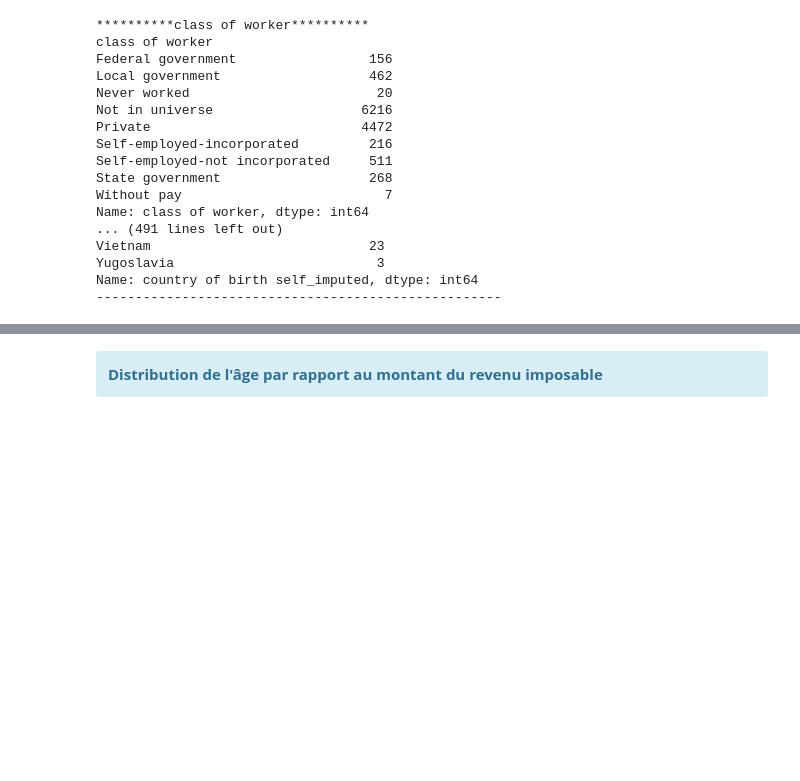
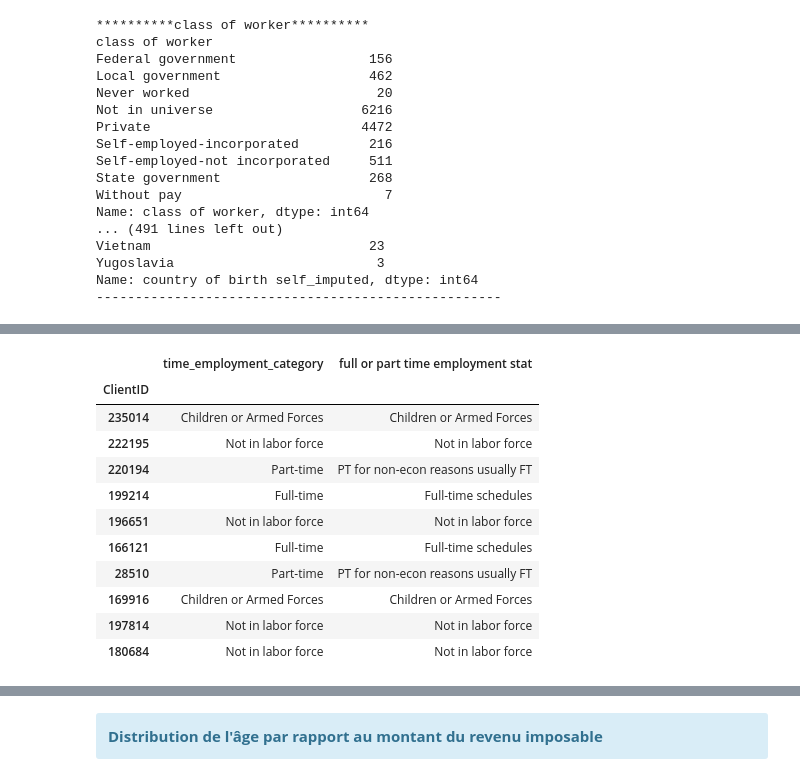
Before and after one commit to rgbodui/test-databeez, a Jupyter notebook: nb_gbodui_rj.ipynb, the cells around one changed output, grey strips where cells are left out. Saved outputs shown, nothing was run; the diff lists cells and outputs as text; code cells hidden in the pictures; blank space fills up the shorter version.

```diff
--- a/nb_gbodui_rj.ipynb
+++ b/nb_gbodui_rj.ipynb
@@ -621,0 +692,26 @@ Index(['class of worker', 'education', 'enroll in edu inst last wk',
+# %%
+def categorize_time_employment (status) :
+    if status == "Full-time schedules" :
+        return "Full-time"
+    if status in ["PT for econ reasons usually FT", "PT for econ reasons usually PT", "PT for non-econ reasons usually FT"] :
+        return "Part-time"
+    if "Unemployed" in status :
+        return "Unemployed"
+    return status
+
+df['time_employment_category'] = df['full or part time employment stat'].map(categorize_time_employment)
+
+df[['time_employment_category', 'full or part time employment stat']].sample(10)
+# %% [output]
+|  | time_employment_category | full or part time employment stat |
+| ClientID |  |  |
+| 235014 | Children or Armed Forces | Children or Armed Forces |
+| 222195 | Not in labor force | Not in labor force |
+| 220194 | Part-time | PT for non-econ reasons usually FT |
+| 199214 | Full-time | Full-time schedules |
+| 196651 | Not in labor force | Not in labor force |
+| 166121 | Full-time | Full-time schedules |
+| 28510 | Part-time | PT for non-econ reasons usually FT |
+| 169916 | Children or Armed Forces | Children or Armed Forces |
+| 197814 | Not in labor force | Not in labor force |
+| 180684 | Not in labor force | Not in labor force |
```
Also changed, not shown: parts of 23 cells of this notebook.
